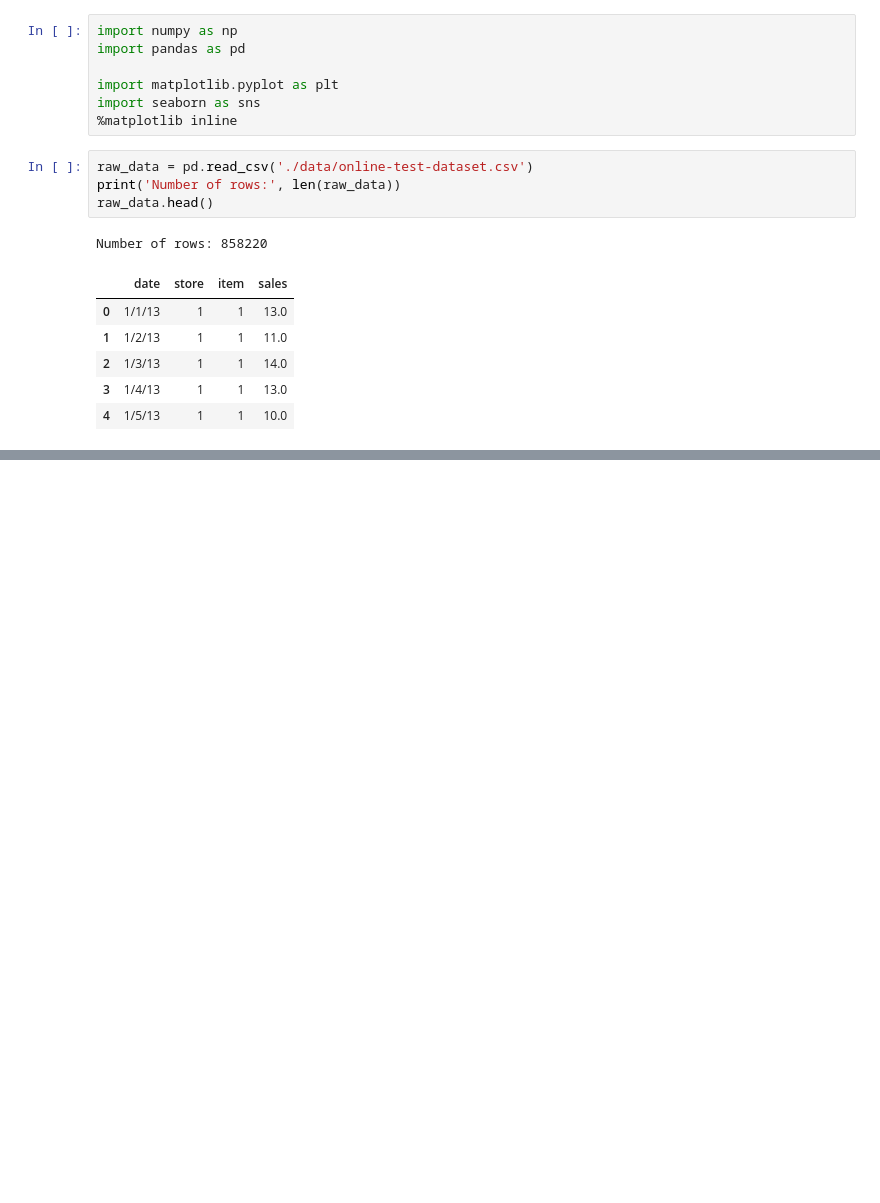
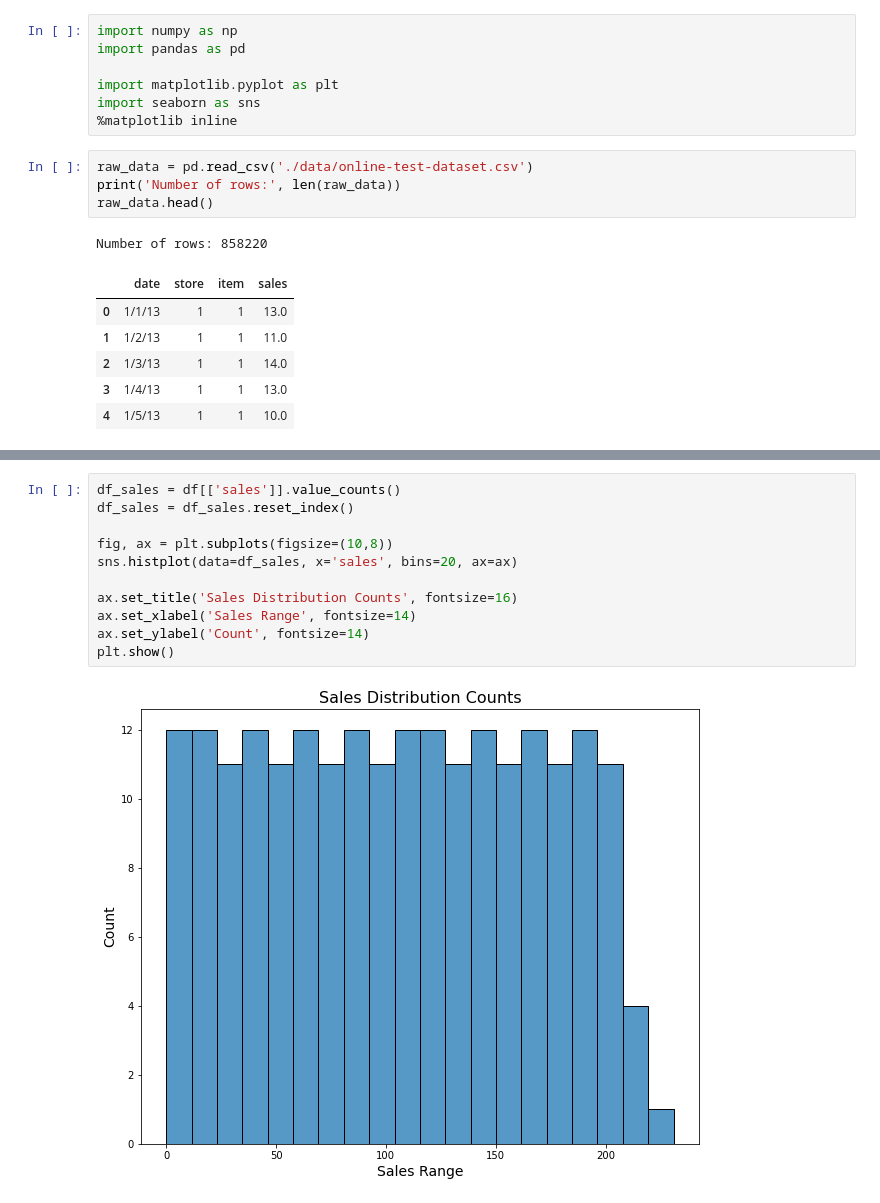
Before and after one commit to archeltaneka/sayurbox-technical-test, a Jupyter notebook: data-science.ipynb, the cells around one changed output, grey strips where cells are left out. Cells and saved outputs as stored; diff of their text form; blank space fills up the shorter version.

```diff
--- a/data-science.ipynb
+++ b/data-science.ipynb
@@ -19,0 +112,13 @@ Number of rows: 858220
+# %%
+df_sales = df[['sales']].value_counts()
+df_sales = df_sales.reset_index()
+
+fig, ax = plt.subplots(figsize=(10,8))
+sns.histplot(data=df_sales, x='sales', bins=20, ax=ax)
+
+ax.set_title('Sales Distribution Counts', fontsize=16)
+ax.set_xlabel('Sales Range', fontsize=14)
+ax.set_ylabel('Count', fontsize=14)
+plt.show()
+# %% [output]
+[figure, added]
```
Also changed, not shown: parts of 23 cells of this notebook.
